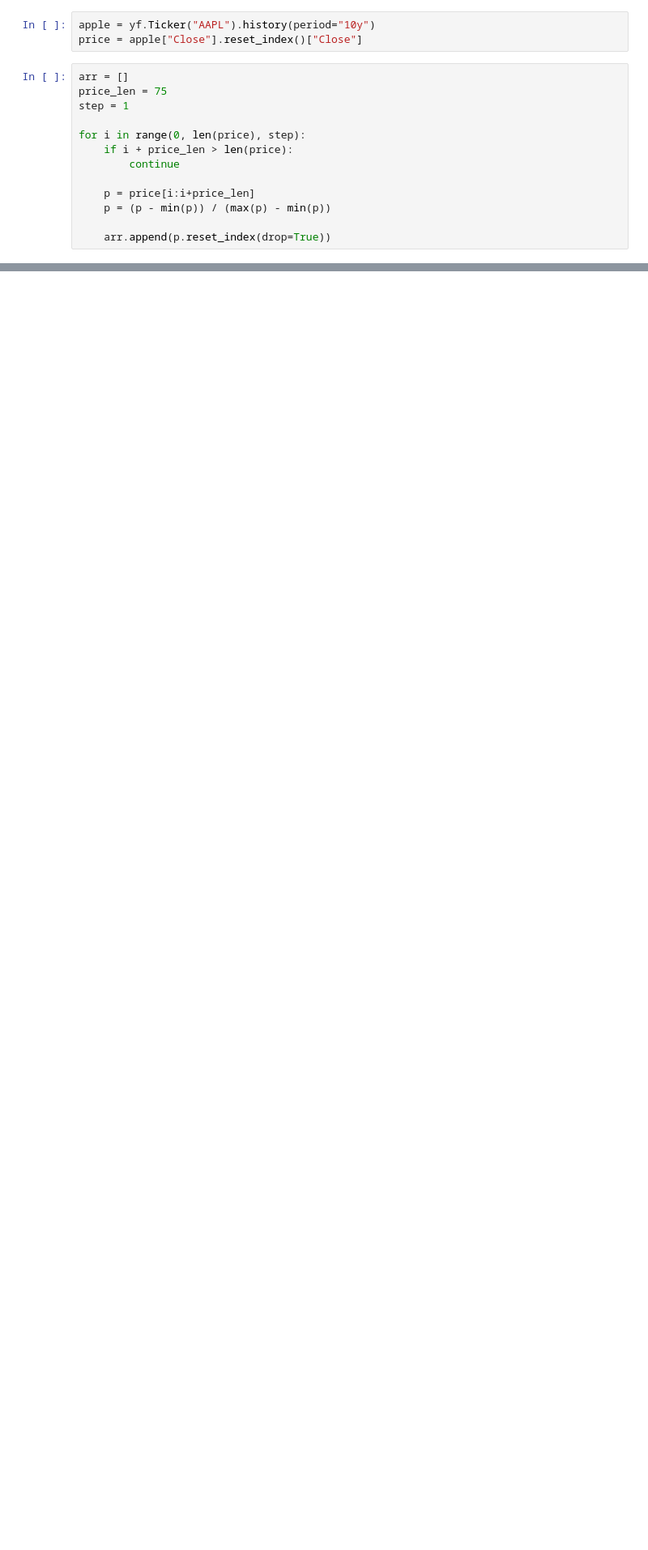
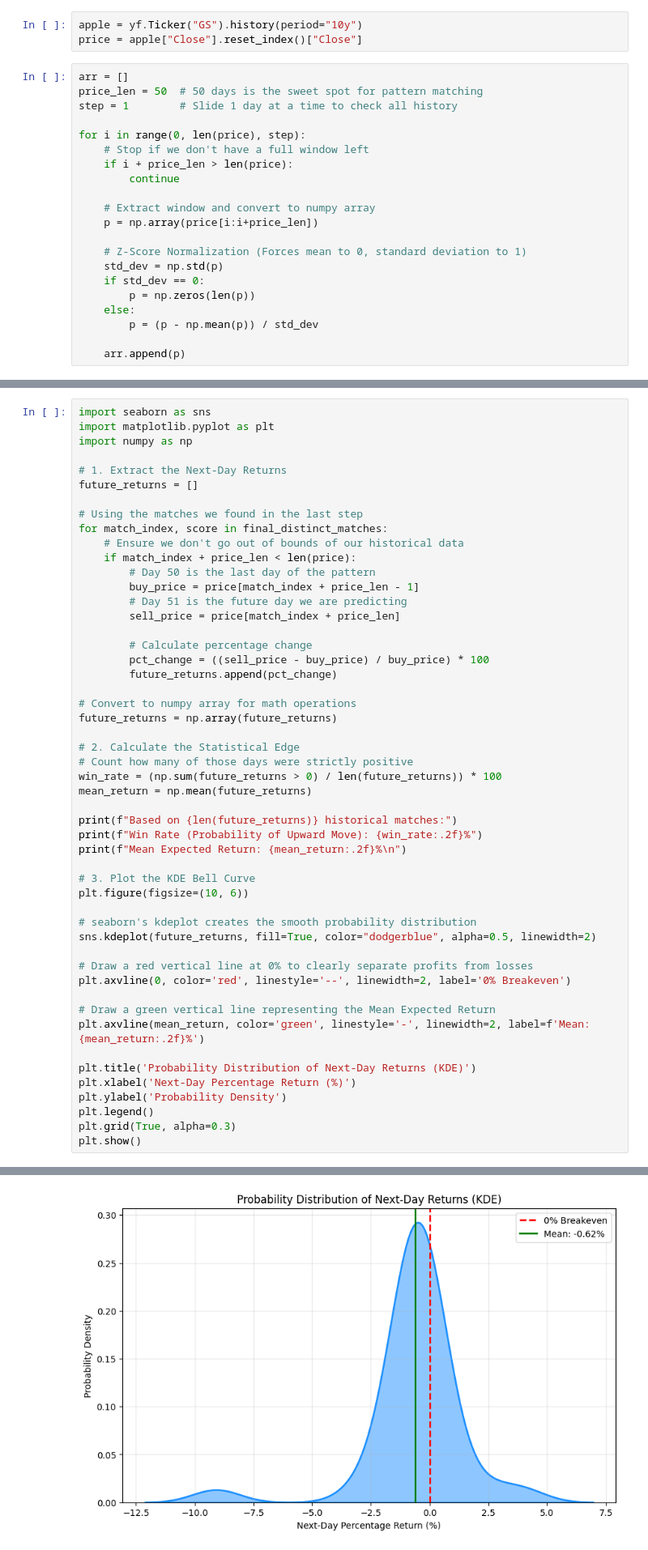
Before and after one commit to sachinstha9/motif, a Jupyter notebook: index.ipynb, the cells around one changed output, grey strips where cells are left out. Shown at 81% size. Drawn from its saved outputs; the diff is of its cells as text; blank space fills up the shorter version.

Commit message:
Bell curve added

```diff
--- a/index.ipynb
+++ b/index.ipynb
@@ -6,19 +6,27 @@ import yfinance as yf
 import math
 import numpy as np
 # %%
-apple = yf.Ticker("AAPL").history(period="10y")
+apple = yf.Ticker("GS").history(period="10y")
 price = apple["Close"].reset_index()["Close"]
 # %%
 arr = []
-price_len = 75
-step = 1
+price_len = 50  # 50 days is the sweet spot for pattern matching
+step = 1        # Slide 1 day at a time to check all history
 
 for i in range(0, len(price), step):
+    # Stop if we don't have a full window left
     if i + price_len > len(price):
         continue
 
-    p = price[i:i+price_len]
-    p = (p - min(p)) / (max(p) - min(p))
+    # Extract window and convert to numpy array
+    p = np.array(price[i:i+price_len])
 
-    arr.append(p.reset_index(drop=True))
+    # Z-Score Normalization (Forces mean to 0, standard deviation to 1)
+    std_dev = np.std(p)
+    if std_dev == 0:
+        p = np.zeros(len(p))
+    else:
+        p = (p - np.mean(p)) / std_dev
+
+    arr.append(p)
 # %%
@@ -125,0 +126,52 @@ plt.plot(arr[0])
+# %%
+import seaborn as sns
+import matplotlib.pyplot as plt
+import numpy as np
+
+# 1. Extract the Next-Day Returns
+future_returns = []
+
+# Using the matches we found in the last step
+for match_index, score in final_distinct_matches:
+    # Ensure we don't go out of bounds of our historical data
+    if match_index + price_len < len(price):
+        # Day 50 is the last day of the pattern
+        buy_price = price[match_index + price_len - 1]
+        # Day 51 is the future day we are predicting
+        sell_price = price[match_index + price_len]
+
+        # Calculate percentage change
+        pct_change = ((sell_price - buy_price) / buy_price) * 100
+        future_returns.append(pct_change)
+
+# Convert to numpy array for math operations
+future_returns = np.array(future_returns)
+
+# 2. Calculate the Statistical Edge
+# Count how many of those days were strictly positive
+win_rate = (np.sum(future_returns > 0) / len(future_returns)) * 100
+mean_return = np.mean(future_returns)
+
+print(f"Based on {len(future_returns)} historical matches:")
+print(f"Win Rate (Probability of Upward Move): {win_rate:.2f}%")
+print(f"Mean Expected Return: {mean_return:.2f}%\n")
+
+# 3. Plot the KDE Bell Curve
+plt.figure(figsize=(10, 6))
+
+# seaborn's kdeplot creates the smooth probability distribution
+sns.kdeplot(future_returns, fill=True, color="dodgerblue", alpha=0.5, linewidth=2)
+
+# Draw a red vertical line at 0% to clearly separate profits from losses
+plt.axvline(0, color='red', linestyle='--', linewidth=2, label='0% Breakeven')
+
+# Draw a green vertical line representing the Mean Expected Return
+plt.axvline(mean_return, color='green', linestyle='-', linewidth=2, label=f'Mean: {mean_return:.2f}%')
+
+plt.title('Probability Distribution of Next-Day Returns (KDE)')
+plt.xlabel('Next-Day Percentage Return (%)')
+plt.ylabel('Probability Density')
+plt.legend()
+plt.grid(True, alpha=0.3)
+plt.show()
+# %% [output]
@@ -125,0 +181 @@ plt.plot(arr[0])
+[figure, added]
```
Also changed, not shown: parts of 9 cells of this notebook.
